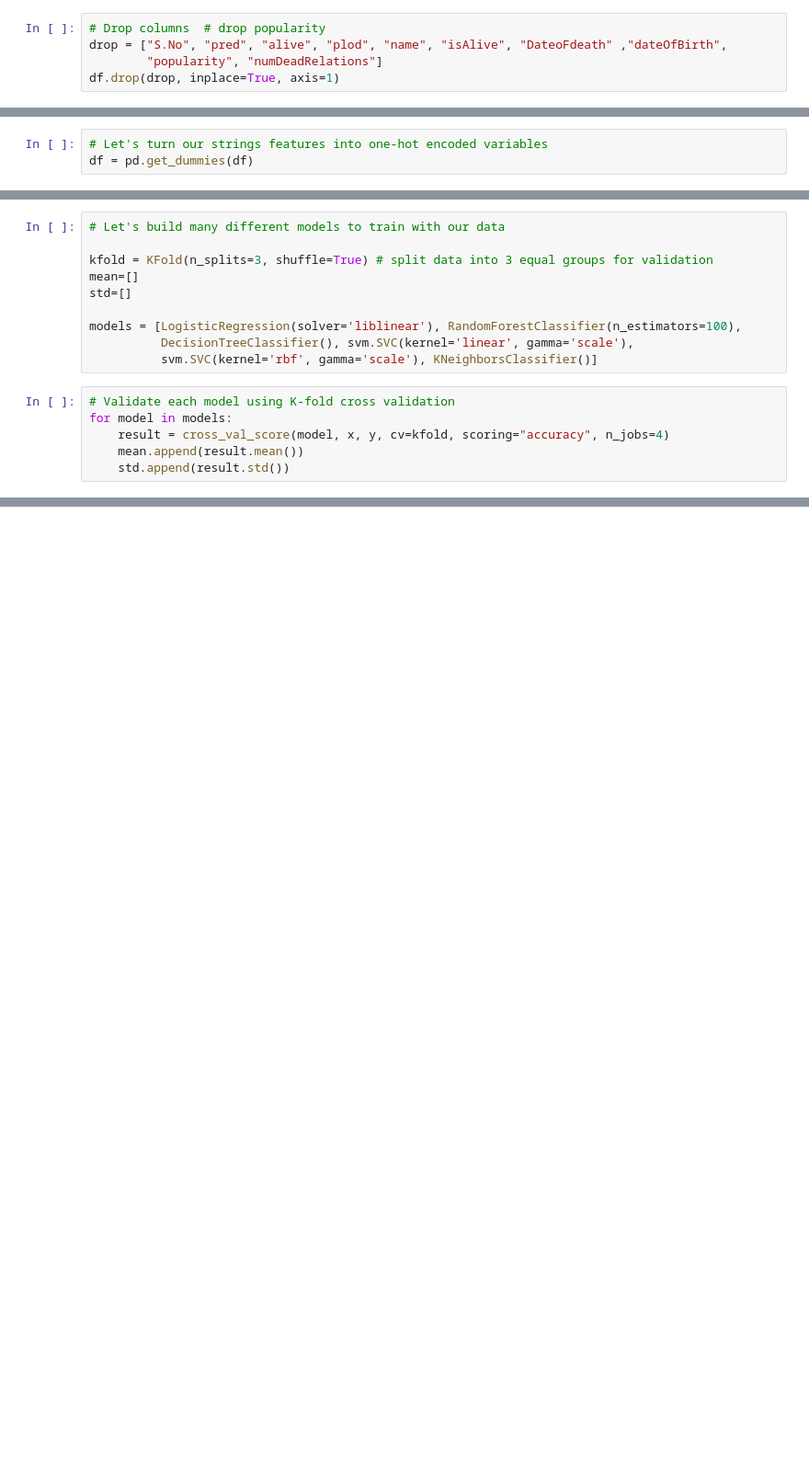
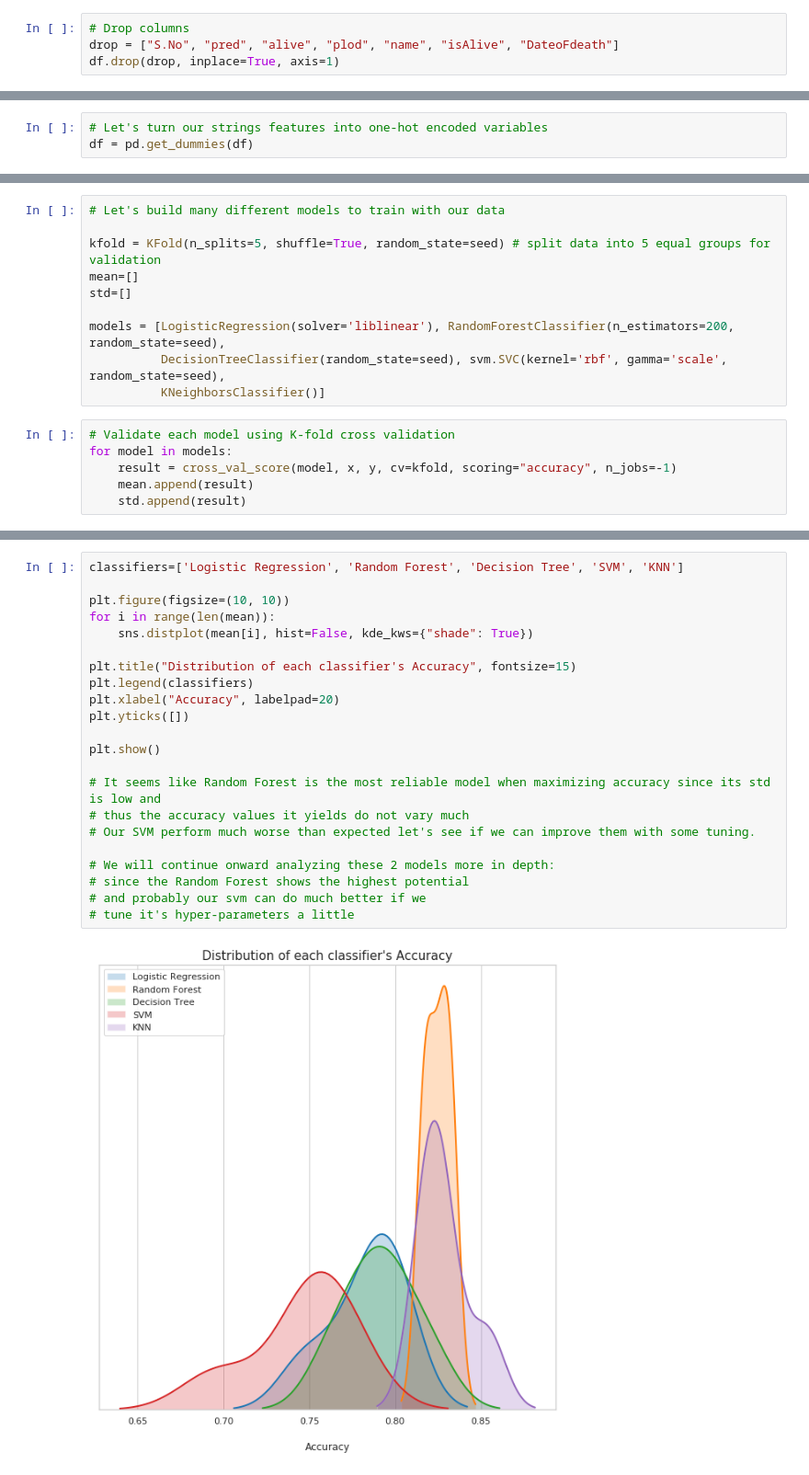
Before and after one commit to dvd42/GOT-Death-Prediction, a Jupyter notebook: got_death_predictions.ipynb, the cells around one changed output, grey strips where cells are left out. Shown at 92% size. Saved outputs shown, nothing was run; the diff lists cells and outputs as text; blank space fills up the shorter version.

```diff
--- a/got_death_predictions.ipynb
+++ b/got_death_predictions.ipynb
@@ -71,5 +98,4 @@ df.loc[1868, "age"] = 0.0
 # %%
-# Drop columns  # drop popularity
-drop = ["S.No", "pred", "alive", "plod", "name", "isAlive", "DateoFdeath" ,"dateOfBirth",
-        "popularity", "numDeadRelations"]
+# Drop columns
+drop = ["S.No", "pred", "alive", "plod", "name", "isAlive", "DateoFdeath"]
 df.drop(drop, inplace=True, axis=1)
@@ -149,16 +147,16 @@ x = scaler.fit_transform(x)
 # %%
 # Let's build many different models to train with our data
 
-kfold = KFold(n_splits=3, shuffle=True) # split data into 3 equal groups for validation
+kfold = KFold(n_splits=5, shuffle=True, random_state=seed) # split data into 5 equal groups for validation
 mean=[]
 std=[]
 
-models = [LogisticRegression(solver='liblinear'), RandomForestClassifier(n_estimators=100),
-          DecisionTreeClassifier(), svm.SVC(kernel='linear', gamma='scale'),
-          svm.SVC(kernel='rbf', gamma='scale'), KNeighborsClassifier()]
+models = [LogisticRegression(solver='liblinear'), RandomForestClassifier(n_estimators=200, random_state=seed),
+          DecisionTreeClassifier(random_state=seed), svm.SVC(kernel='rbf', gamma='scale', random_state=seed),
+          KNeighborsClassifier()]
 # %%
 # Validate each model using K-fold cross validation
 for model in models:
-    result = cross_val_score(model, x, y, cv=kfold, scoring="accuracy", n_jobs=4)
-    mean.append(result.mean())
-    std.append(result.std())
+    result = cross_val_score(model, x, y, cv=kfold, scoring="accuracy", n_jobs=-1)
+    mean.append(result)
+    std.append(result)
@@ -179 +163,25 @@ df2
+# %%
+classifiers=['Logistic Regression', 'Random Forest', 'Decision Tree', 'SVM', 'KNN']
+
+plt.figure(figsize=(10, 10))
+for i in range(len(mean)):
+    sns.distplot(mean[i], hist=False, kde_kws={"shade": True})
+
+plt.title("Distribution of each classifier's Accuracy", fontsize=15)
+plt.legend(classifiers)
+plt.xlabel("Accuracy", labelpad=20)
+plt.yticks([])
+
+plt.show()
+
+# It seems like Random Forest is the most reliable model when maximizing accuracy since its std is low and
+# thus the accuracy values it yields do not vary much
+# Our SVM perform much worse than expected let's see if we can improve them with some tuning.
+
+# We will continue onward analyzing these 2 models more in depth:
+# since the Random Forest shows the highest potential
+# and probably our svm can do much better if we
+# tune it's hyper-parameters a little
+# %% [output]
+[figure, added]
 # %%
```
Also changed, not shown: parts of 30 cells of this notebook.
